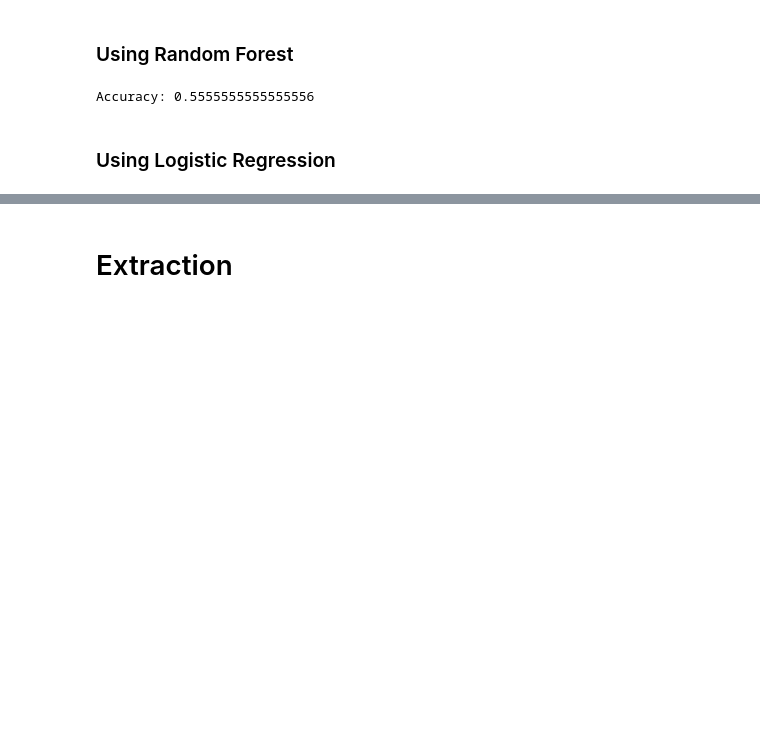
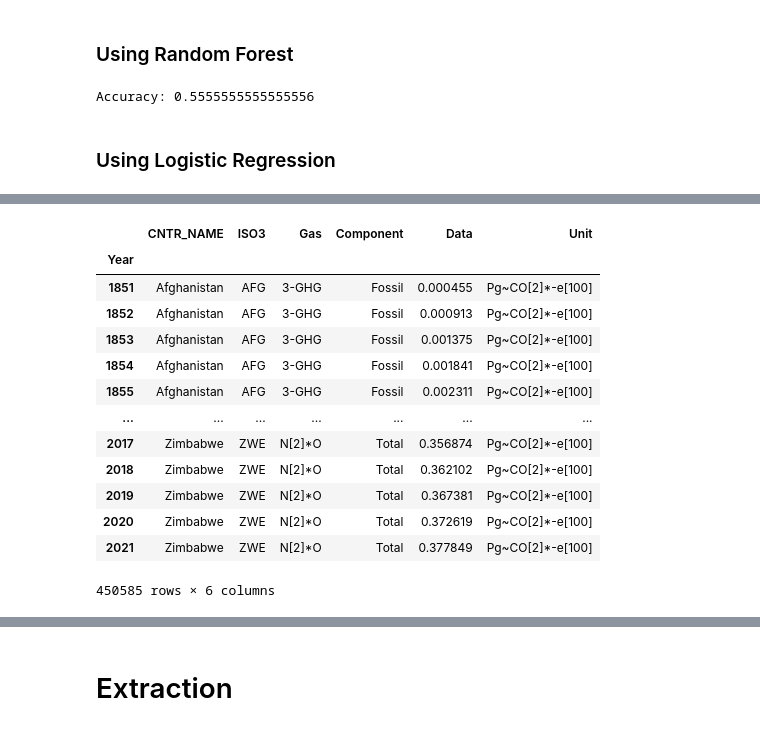
Before and after one commit to JosephRidge/ClimateChange-GHG, a Jupyter notebook: app.ipynb, the cells around one changed output, grey strips where cells are left out. Saved outputs shown, nothing was run; the diff lists cells and outputs as text; code cells hidden in the pictures; blank space fills up the shorter version.

```diff
--- a/app.ipynb
+++ b/app.ipynb
@@ -635,0 +638,20 @@ Please also refer to the documentation for alternative solver options:
+# %%
+# cumulative_emissions['Year'] = pd.to_datetime(cumulative_emissions['Year'])
+
+cumulative_emissions.set_index('Year',inplace=True)
+cumulative_emissions
+# %% [output]
+|  | CNTR_NAME | ISO3 | Gas | Component | Data | Unit |
+| Year |  |  |  |  |  |  |
+| 1851 | Afghanistan | AFG | 3-GHG | Fossil | 0.000455 | Pg~CO[2]*-e[100] |
+| 1852 | Afghanistan | AFG | 3-GHG | Fossil | 0.000913 | Pg~CO[2]*-e[100] |
+| 1853 | Afghanistan | AFG | 3-GHG | Fossil | 0.001375 | Pg~CO[2]*-e[100] |
+| 1854 | Afghanistan | AFG | 3-GHG | Fossil | 0.001841 | Pg~CO[2]*-e[100] |
+| 1855 | Afghanistan | AFG | 3-GHG | Fossil | 0.002311 | Pg~CO[2]*-e[100] |
+| ... | ... | ... | ... | ... | ... | ... |
+| 2017 | Zimbabwe | ZWE | N[2]*O | Total | 0.356874 | Pg~CO[2]*-e[100] |
+| 2018 | Zimbabwe | ZWE | N[2]*O | Total | 0.362102 | Pg~CO[2]*-e[100] |
+| 2019 | Zimbabwe | ZWE | N[2]*O | Total | 0.367381 | Pg~CO[2]*-e[100] |
+| 2020 | Zimbabwe | ZWE | N[2]*O | Total | 0.372619 | Pg~CO[2]*-e[100] |
+| 2021 | Zimbabwe | ZWE | N[2]*O | Total | 0.377849 | Pg~CO[2]*-e[100] |
+450585 rows × 6 columns
```
Also changed, not shown: parts of 12 cells of this notebook.
